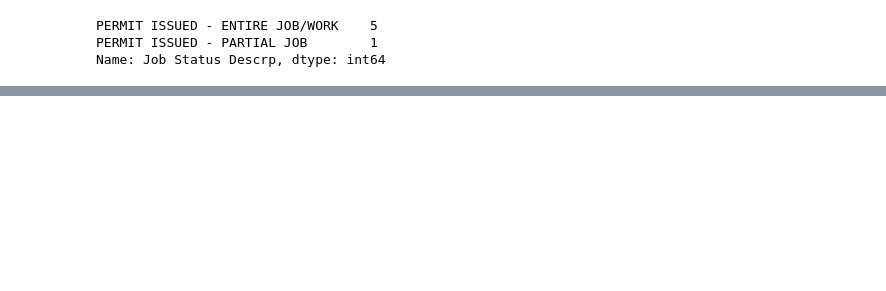
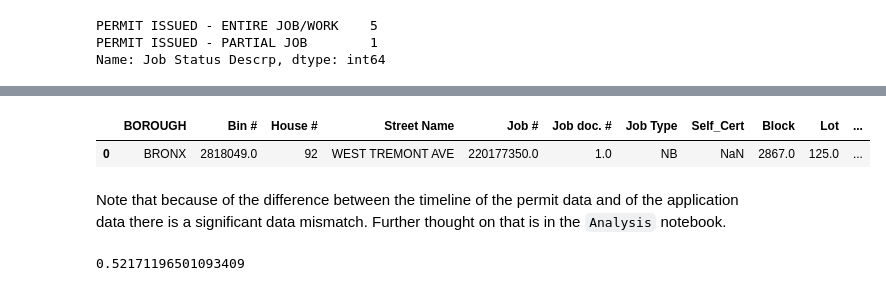
Before and after one commit to techelo/nyc-construction-timeline, a Jupyter notebook: Application-to-Permit Processing.ipynb, the cells around one changed output, grey strips where cells are left out. Cells and saved outputs as stored; diff of their text form; code cells hidden in the pictures; blank space fills up the shorter version.

```diff
--- a/Application-to-Permit Processing.ipynb
+++ b/Application-to-Permit Processing.ipynb
@@ -148,0 +124,20 @@ Name: Job Type, dtype: int64
+# %%
+applications['Latest Action Date'] = applications['Latest Action Date'].map(lambda x: np.datetime64(arrow.get(x,"MM/DD/YYYY").datetime))
+# %%
+def get_application_doc(srs):
+    BIN = srs['Bin #']
+    non_pre_applications_jobs = applications[(applications['Bin #'] == BIN) &
+                                             (applications['Job Status Descrp'] != 'PRE-FILING') &
+                                             (applications['Job Status Descrp'] != 'PRE-FILING                              ')
+                                            ]
+    return np.min(non_pre_applications_jobs['Latest Action Date'])
+# %%
+permits_copy = permits.copy()
+permits_copy['Application Date'] = permits.apply(get_application_doc, axis=1)
+# %%
+permits_copy = permits_copy.drop(["Unnamed: 0", "Unnamed: 0.1"], axis=1)
+# %%
+permits_copy.head(1)
+# %% [output]
+|  | BOROUGH | Bin # | House # | Street Name | Job # | Job doc. # | Job Type | Self_Cert | Block | Lot | ... |
+| 0 | BRONX | 2818049.0 | 92 | WEST TREMONT AVE | 220177350.0 | 1.0 | NB | NaN | 2867.0 | 125.0 | ... |
@@ -148,0 +148,6 @@ Name: Job Type, dtype: int64
+# %% [markdown]
+Note that because of the difference between the timeline of the permit data and of the application data there is a significant data mismatch. Further thought on that is in the `Analysis` notebook.
+# %%
+permits_copy['Application Time'].isnull().sum() / float(len(permits_copy))
+# %% [output]
+0.52171196501093409
```
Also changed, not shown: parts of 21 cells of this notebook, 7 other files.
